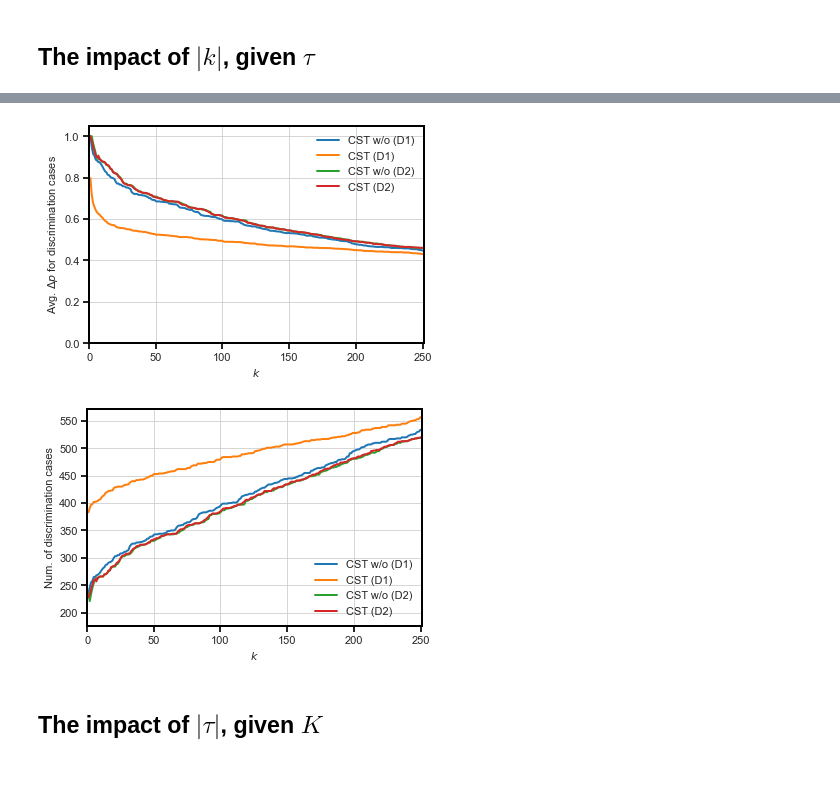
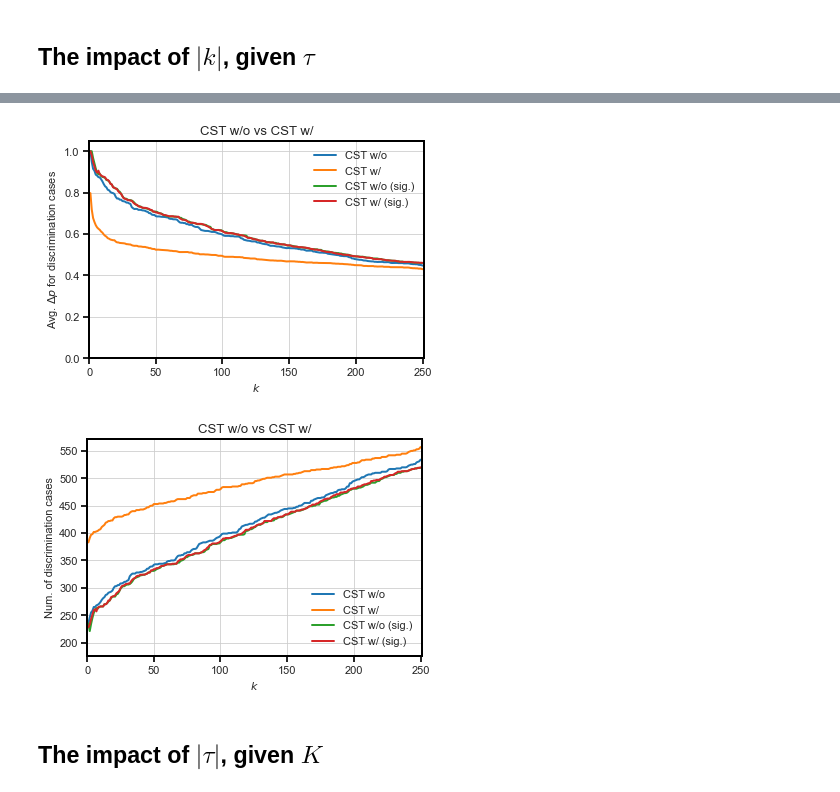
Before and after one commit to cc-jalvarez/counterfactual-situation-testing, a Jupyter notebook: src/analysis_loan_application_TheTwoCSTs.ipynb, the cells around one changed output, grey strips where cells are left out. Saved outputs shown, nothing was run; the diff lists cells and outputs as text; code cells hidden in the pictures.

Commit message:
updated analysis notebooks; ran k=250 test for all methods

```diff
--- a/src/analysis_loan_application_TheTwoCSTs.ipynb
+++ b/src/analysis_loan_application_TheTwoCSTs.ipynb
@@ -369,6 +288,13 @@ temp_k = []
 
 for k in range(k_l, k_u + 1):
     print(k)
+
+    # --- ST
+    st.run(target_att='LoanApproval', target_val={'positive': 1, 'negative': -1},
+           sensitive_att='Gender', sensitive_val={'non_protected': 0, 'protected': 1},
+           k=k, alpha=alpha, tau=tau)
+
+    temp_test_disc_st = st.get_test_discrimination()
 
     # --- CST without
     cst.run(target_att='LoanApproval', target_val={'positive': 1, 'negative': -1},
@@ -386,29 +312,44 @@ for k in range(k_l, k_u + 1):
 
     temp_test_disc_wi = cst.get_test_discrimination()
 
+    # --- CF
+    cf = cst.res_counterfactual_unfairness
+
     # --- results
     temp_k.append(
         {
         'k': k,
         # Num. of discrimination cases
+        'ST_d1_num': temp_test_disc_st[temp_test_disc_st['DiscEvi'] == 'Yes'].shape[0],
         'CST_wo_d1_num': temp_test_disc_wo[temp_test_disc_wo['DiscEvi'] == 'Yes'].shape[0],
         'CST_wi_d1_num': temp_test_disc_wi[temp_test_disc_wi['DiscEvi'] == 'Yes'].shape[0],
+        'ST_d2_num': temp_test_disc_st[(temp_test_disc_st['DiscEvi'] == 'Yes') & (temp_test_disc_st['StatEvi'] == 'Yes')].shape[0],
         'CST_wo_d2_num': temp_test_disc_wo[(temp_test_disc_wo['DiscEvi'] == 'Yes') & (temp_test_disc_wo['StatEvi'] == 'Yes')].shape[0],
         'CST_wi_d2_num': temp_test_disc_wi[(temp_test_disc_wi['DiscEvi'] == 'Yes') & (temp_test_disc_wi['StatEvi'] == 'Yes')].shape[0],
+        'CF_d1_num': sum(cf == 1),
+        'CF_d2_num': temp_test_disc_wi[temp_test_disc_wi['individual'].isin(cf[cf == 1].index.to_list()) & (temp_test_disc_wi['StatEvi'] == 'Yes')].shape[0],
+        'CF_avgCI_l': temp_test_disc_wi['CI_2st'].apply(lambda x: x[0]).mean(),
+        'CF_avgCI_u': temp_test_disc_wi['CI_2st'].apply(lambda x: x[-1]).mean(),
         # Avg. delta p
-        'CST_wo_d1_diff': temp_test_disc_wo[temp_test_disc_wo['DiscEvi'] == 'Yes']['org_diff'].mean(),
-        'CST_wi_d1_diff': temp_test_disc_wi[temp_test_disc_wi['DiscEvi'] == 'Yes']['org_diff'].mean(),
-        'CST_wo_d2_diff': temp_test_disc_wo[(temp_test_disc_wo['DiscEvi'] == 'Yes') & (temp_test_disc_wo['StatEvi'] == 'Yes')]['org_diff'].mean(),
-        'CST_wi_d2_diff': temp_test_disc_wi[(temp_test_disc_wi['DiscEvi'] == 'Yes') & (temp_test_disc_wi['StatEvi'] == 'Yes')]['org_diff'].mean(),
+        'ST_d1_diff': temp_test_disc_st[temp_test_disc_st['DiscEvi'] == 'Yes']['delta_p'].mean(),
+        'CST_wo_d1_diff': temp_test_disc_wo[temp_test_disc_wo['DiscEvi'] == 'Yes']['delta_p'].mean(),
+        'CST_wi_d1_diff': temp_test_disc_wi[temp_test_disc_wi['DiscEvi'] == 'Yes']['delta_p'].mean(),
+        'ST_d2_diff': temp_test_disc_st[(temp_test_disc_st['DiscEvi'] == 'Yes') & (temp_test_disc_st['StatEvi'] == 'Yes')]['delta_p'].mean(),
+        'CST_wo_d2_diff': temp_test_disc_wo[(temp_test_disc_wo['DiscEvi'] == 'Yes') & (temp_test_disc_wo['StatEvi'] == 'Yes')]['delta_p'].mean(),
+        'CST_wi_d2_diff': temp_test_disc_wi[(temp_test_disc_wi['DiscEvi'] == 'Yes') & (temp_test_disc_wi['StatEvi'] == 'Yes')]['delta_p'].mean(),
         }
     )
 
-    del temp_test_disc_wo, temp_test_disc_wi
+    del temp_test_disc_wo, temp_test_disc_wi, temp_test_disc_st, cf
 
 k_results = pd.DataFrame(temp_k)
 del temp_k
 
 print('=== DONE ===')
+
+# save as Excel
+k_results.to_csv(resu_path + '\\res_LoanApplication_k_analysis.csv', sep='|', index=True)
+k_results.head(5)
 # %% [output]
 1
 2
@@ -430,32 +437,32 @@ print('=== DONE ===')
 # %%
-plt.plot(k_results['k'], k_results['CST_wo_d1_diff'], label='CST w/o (D1)')
-plt.plot(k_results['k'], k_results['CST_wi_d1_diff'], label='CST (D1)')
-plt.plot(k_results['k'], k_results['CST_wo_d2_diff'], label='CST w/o (D2)')
-plt.plot(k_results['k'], k_results['CST_wi_d2_diff'], label='CST (D2)')
+plt.plot(k_results['k'], k_results['CST_wo_d1_diff'], label='CST w/o')
+plt.plot(k_results['k'], k_results['CST_wi_d1_diff'], label='CST w/')
+plt.plot(k_results['k'], k_results['CST_wo_d2_diff'], label='CST w/o (sig.)')
+plt.plot(k_results['k'], k_results['CST_wi_d2_diff'], label='CST w/ (sig.)')
 plt.xlim(0, k_u+1)
 plt.xlabel("$k$")
 plt.ylim(0.0, 1.05)
 plt.ylabel("Avg. $\Delta p$ for discrimination cases")
 plt.legend()
-# plt.title('multiple plots')
+plt.title('CST w/o vs CST w/')
 plt.show()
 # %% [output]
-[figure, old version]
+[figure, new version]
 # %%
-plt.plot(k_results['k'], k_results['CST_wo_d1_num'], label='CST w/o (D1)')
-plt.plot(k_results['k'], k_results['CST_wi_d1_num'], label='CST (D1)')
-plt.plot(k_results['k'], k_results['CST_wo_d2_num'], label='CST w/o (D2)')
-plt.plot(k_results['k'], k_results['CST_wi_d2_num'], label='CST (D2)')
+plt.plot(k_results['k'], k_results['CST_wo_d1_num'], label='CST w/o')
+plt.plot(k_results['k'], k_results['CST_wi_d1_num'], label='CST w/')
+plt.plot(k_results['k'], k_results['CST_wo_d2_num'], label='CST w/o (sig.)')
+plt.plot(k_results['k'], k_results['CST_wi_d2_num'], label='CST w/ (sig.)')
 plt.xlim(0, k_u+1)
 plt.xlabel("$k$")
 plt.ylim(175, k_results.iloc[-1].max() + 15)
 # plt.ylim(k_results.iloc[0].min() - 5, k_results.iloc[-1].max() + 5)
 plt.ylabel("Num. of discrimination cases")
 plt.legend()
-# plt.title('multiple plots')
+plt.title('CST w/o vs CST w/')
 plt.show()
 # %% [output]
-[figure, old version]
+[figure, new version]
 # %% [markdown]
 ## The impact of $|\tau|$, given $K$
 # %%
```
Also changed, not shown: parts of 24 cells of this notebook, 2 other files.
